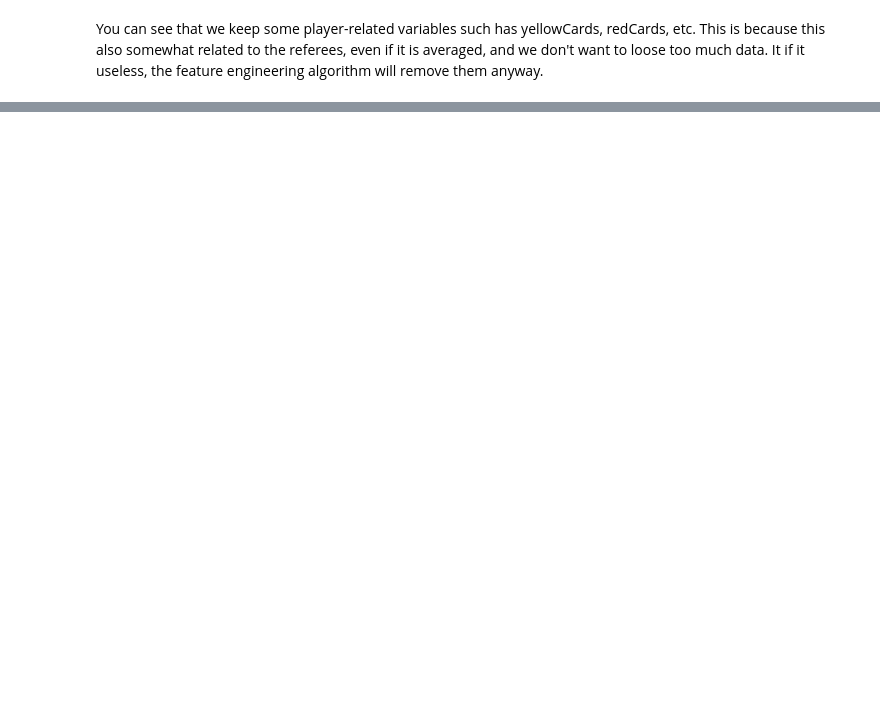
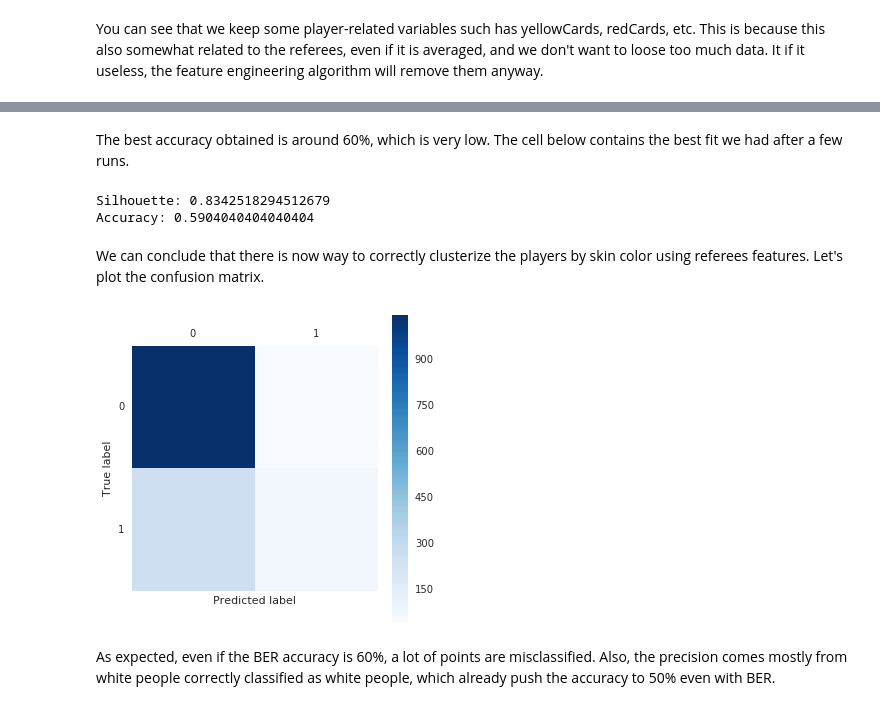
Before and after one commit to Maaarmotte/Ada2016, a Jupyter notebook: 04 - Applied ML/final.ipynb, the cells around one changed output, grey strips where cells are left out. Cells and saved outputs as stored; diff of their text form; code cells hidden in the pictures; blank space fills up the shorter version.

```diff
--- a/04 - Applied ML/final.ipynb
+++ b/04 - Applied ML/final.ipynb
@@ -335,0 +352,6 @@ grid_search = GridSearchCV(pipe, param_grid=params)
+# %%
+# Change the order of the features
+def shuffle_features(X):
+    index = X.columns.values.tolist()
+    shuffle(index)
+    return X[index]
@@ -335,0 +370,9 @@ grid_search = GridSearchCV(pipe, param_grid=params)
+# %%
+# Scale the between 0 and 1
+def scale(X):
+    columns = X.columns
+    index = X.index
+    X = pd.DataFrame(preprocessing.MinMaxScaler().fit_transform(agg))
+    X.columns = columns
+    X.index = index
+    return X
@@ -335,0 +381,5 @@ grid_search = GridSearchCV(pipe, param_grid=params)
+# %%
+df['skinTone'] = (df.rater1 + df.rater2)/2
+skinTone = df.groupby('playerShort').first()['skinTone']
+skinTone[skinTone >= 0.5] = 1
+skinTone[skinTone < 0.5] = 0
@@ -335,0 +388,16 @@ grid_search = GridSearchCV(pipe, param_grid=params)
+# %%
+agg = scale(agg)
+score = (0, 0, None, [])  # (accuracy, silhouette score, kmeans fit, selected features)
+
+for i in range(50):
+    data = shuffle_features(agg)
+
+    while (len(data.columns) > 1):
+        data = data[data.columns[:-1]]
+
+        kmeans = KMeans(2)
+        fit = kmeans.fit(data)
+
+        silhouette = silhouette_score(data, fit.labels_)
+        newScore = (1 - ber(skinTone, fit.labels_, [0, 1]), silhouette, fit, data.columns.values)
+        score = compare_and_swap(score, newScore)
@@ -335,0 +422,30 @@ grid_search = GridSearchCV(pipe, param_grid=params)
+# %% [markdown]
+The best accuracy obtained is around 60%, which is very low. The cell below contains the best fit we had after a few runs.
+# %%
+centers = np.array([[0.02057524], [0.20463645]])
+data = agg['seExp']
+
+fit = KMeans(2, init=centers).fit(data.reshape(-1, 1))
+
+silhouette = silhouette_score(data.reshape(-1, 1), fit.labels_)
+accuracy = 1 - ber(skinTone, fit.labels_, [0, 1])
+
+print("Silhouette: {}".format(silhouette))
+print("Accuracy: {}".format(accuracy))
+# %% [output]
+Silhouette: 0.8342518294512679
+Accuracy: 0.5904040404040404
+# %% [markdown]
+We can conclude that there is now way to correctly clusterize the players by skin color using referees features. Let's plot the confusion matrix.
+# %%
+sns.set_style('dark')
+cm = confusion_matrix(skinTone, score[2].labels_)
+plt.matshow(cm, cmap=plt.cm.Blues)
+plt.colorbar()
+plt.ylabel('True label')
+plt.xlabel('Predicted label')
+plt.show()
+# %% [output]
+[figure, added]
+# %% [markdown]
+As expected, even if the BER accuracy is 60%, a lot of points are misclassified. Also, the precision comes mostly from white people correctly classified as white people, which already push the accuracy to 50% even with BER.
```
Also changed, not shown: parts of 21 cells of this notebook.
